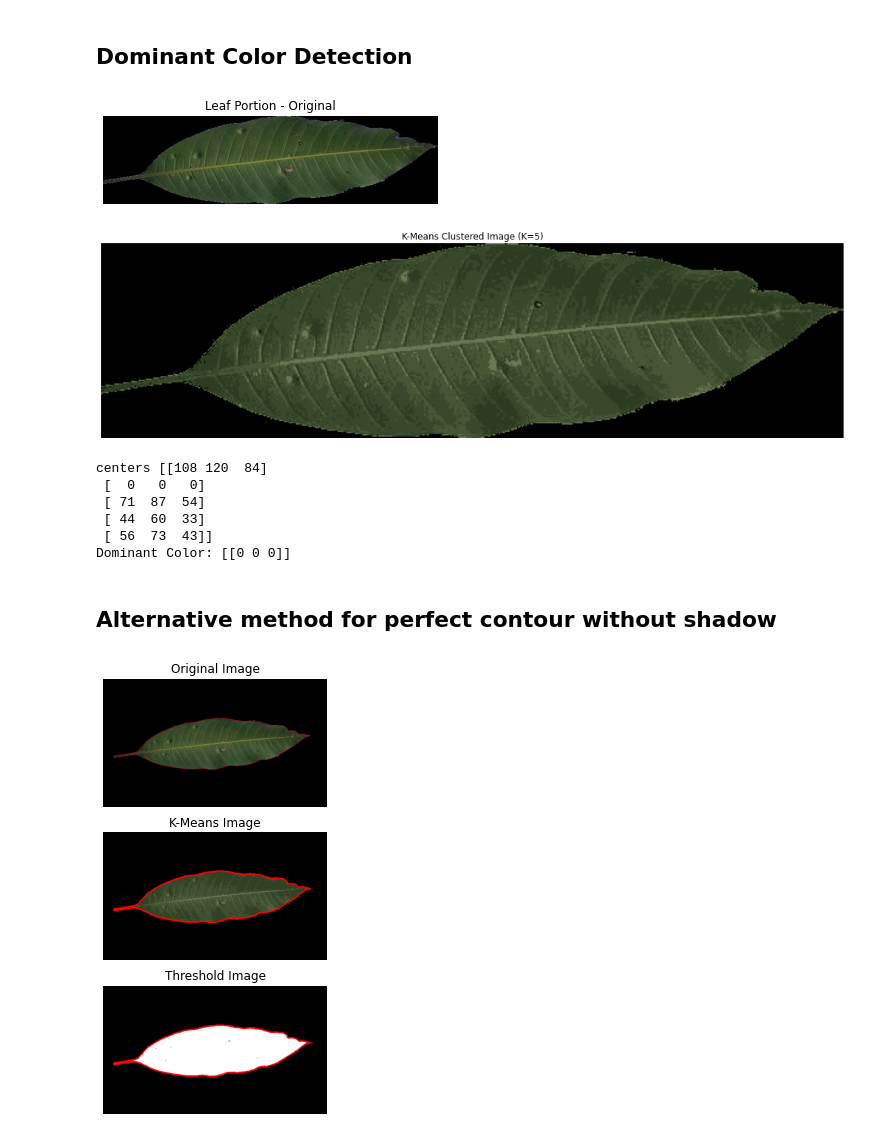
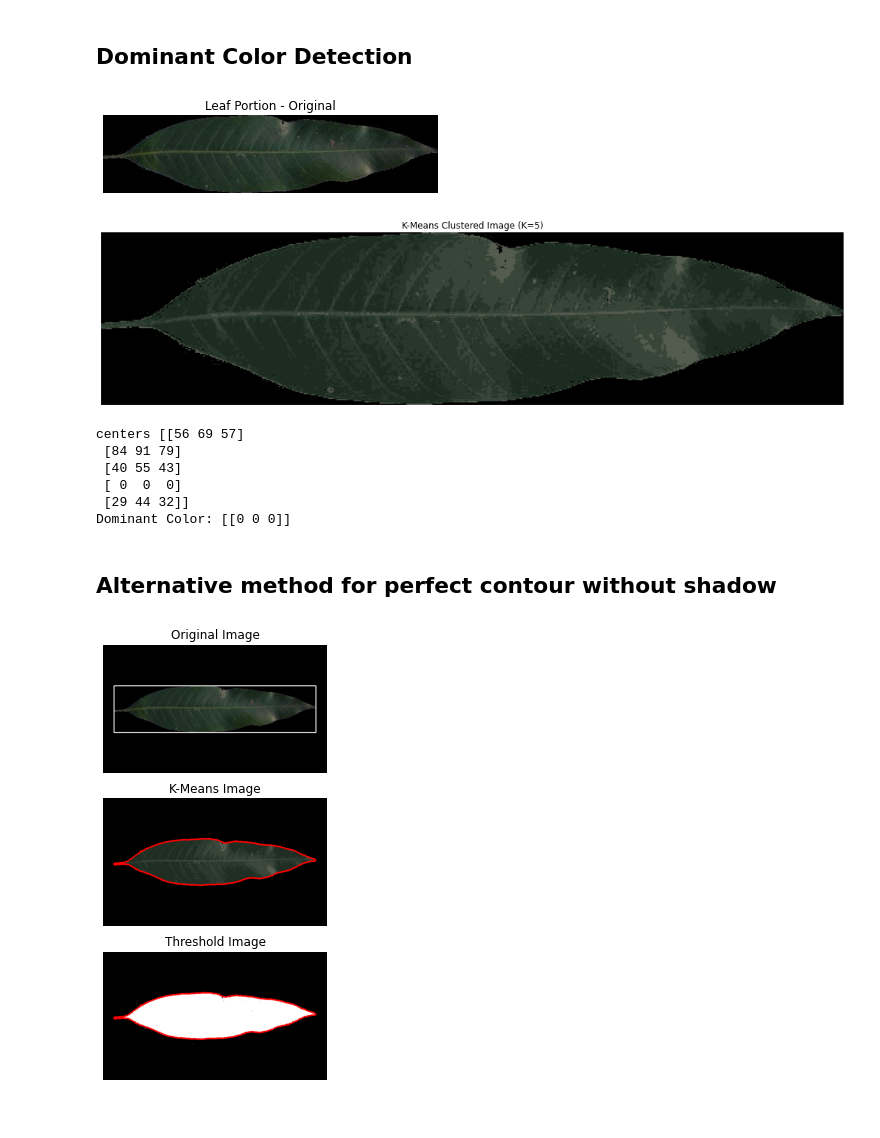
Before and after one commit to cod3rboy/mangoresearch, a Jupyter notebook: haar_wavelet_transform.ipynb, the cells around one changed output. Cells and saved outputs as stored; diff of their text form; code cells hidden in the pictures.

```diff
--- a/haar_wavelet_transform.ipynb
+++ b/haar_wavelet_transform.ipynb
@@ -90,7 +91,7 @@ No of shapes 5
 # Contours
 ## Image Features
 # %%
-original_img = cv2.imread('PreprocessedDatabase\\alphonso\\back\\alphonso_back_1w7ptfyks2w5lrol7fu4.jpg')
+original_img = cv2.imread('PreprocessedDatabase\\dusheri\\front\\dusheri_front_j63ewjqehtpkenkzcmvn.jpg')
 img2rgb = cv2.cvtColor(original_img, cv2.COLOR_BGR2RGB)
 img2gray = cv2.cvtColor(original_img, cv2.COLOR_BGR2GRAY)
 retval, img = cv2.threshold(img2gray,0, 255,cv2.THRESH_BINARY+cv2.THRESH_OTSU)
@@ -157,7 +158,7 @@ Mean Color in leaf portion: (65, 37, 22)
 # %% [markdown]
 ## Dominant Color Detection
 # %%
-original_img = cv2.imread('PreprocessedDatabase\\alphonso\\back\\alphonso_back_1w7ptfyks2w5lrol7fu4.jpg')
+original_img = cv2.imread('PreprocessedDatabase\\dusheri\\front\\dusheri_front_j63ewjqehtpkenkzcmvn.jpg')
 img2rgb = cv2.cvtColor(original_img, cv2.COLOR_BGR2RGB)
 img2gray = cv2.cvtColor(original_img, cv2.COLOR_BGR2GRAY)
 retval, img = cv2.threshold(img2gray,0, 255,cv2.THRESH_BINARY+cv2.THRESH_OTSU)
@@ -169,46 +170,46 @@ if len(contours) != 0:
     leaf_segment = img2rgb[y:y+h, x:x+w]
     plt.imshow(leaf_segment)
     plt.title('Leaf Portion - Original')
     plt.axis('off')
     plt.show()
 
      # Get the dominant color in leaf contour area
     leaf_pixels = leaf_segment.reshape((-1, 3))
     leaf_pixels = np.float32(leaf_pixels)
     criteria = (cv2.TERM_CRITERIA_EPS + cv2.TERM_CRITERIA_MAX_ITER, 10, 1.0)
     K = 5
     ret,label,center = cv2.kmeans(leaf_pixels, K, None, criteria, 10, cv2.KMEANS_RANDOM_CENTERS)
     center = np.uint8(center)
     result = center[label.flatten()]
     result = result.reshape(leaf_segment.shape)
 
     plt.figure('Clustered Image', figsize=(18, 8))
     plt.axis('off')
     plt.imshow(result)
     plt.title('K-Means Clustered Image (K={0})'.format(K))
     plt.show()
 
     _,count = np.unique(label.flatten(), return_counts=True)
     dominant_color = center[label[count.argmax()]]
     print('centers', center)
     print('Dominant Color:', str(dominant_color))
 
 else:
     print('No contour found in image')
 # %% [output]
-[figure, old version]
+[figure, new version]
-[figure, old version]
+[figure, new version]
-centers [[108 120  84]
- [  0   0   0]
- [ 71  87  54]
- [ 44  60  33]
- [ 56  73  43]]
+centers [[56 69 57]
+ [84 91 79]
+ [40 55 43]
+ [ 0  0  0]
+ [29 44 32]]
 Dominant Color: [[0 0 0]]
 # %% [markdown]
 ## Alternative method for perfect contour without shadow
 # %%
 # Read an Image from dataset
-original_img = cv2.imread('PreprocessedDatabase\\alphonso\\back\\alphonso_back_1w7ptfyks2w5lrol7fu4.jpg')
+original_img = cv2.imread('PreprocessedDatabase\\dusheri\\front\\dusheri_front_j63ewjqehtpkenkzcmvn.jpg')
 # Convert color channels from BGR to RGB
 img2rgb = cv2.cvtColor(original_img, cv2.COLOR_BGR2RGB)
 # Apply K-Means to reduce color space in image
@@ -234,9 +235,9 @@ if len(contours) != 0:
     # Get the bounding box for leaf contour
     x, y, w, h = cv2.boundingRect(leaf_contour)
     # Draw contours on original, clustered and threashold images
-    img1 = cv2.drawContours(img2rgb, [leaf_contour], 0, (255,0,0), 1)
+    # img1 = cv2.drawContours(img2rgb, [leaf_contour], 0, (255,255,255), 2)
     x, y, w, h = cv2.boundingRect(leaf_contour)
-    # img1 = cv2.rectangle(img2rgb,(x, y), (x+w, y+h), (255, 255, 0), 1)
+    img1 = cv2.rectangle(img2rgb,(x, y), (x+w, y+h), (255, 255, 255), 2)
     img2 = cv2.drawContours(cluster_img, [leaf_contour], 0, (255,0,0), 4)
     img3 = cv2.drawContours(cv2.cvtColor(th_img, cv2.COLOR_GRAY2RGB), [leaf_contour], 0, (255,0,0), 4)
     # Display Results
@@ -252,7 +253,7 @@ if len(contours) != 0:
 else:
     print('No contour found in image')
 # %% [output]
-[figure, old version]
+[figure, new version]
 # %%
 plt.axis('off')
 plt.imshow(img1)
```
Also changed, not shown: parts of 19 cells of this notebook, 6 other files.
